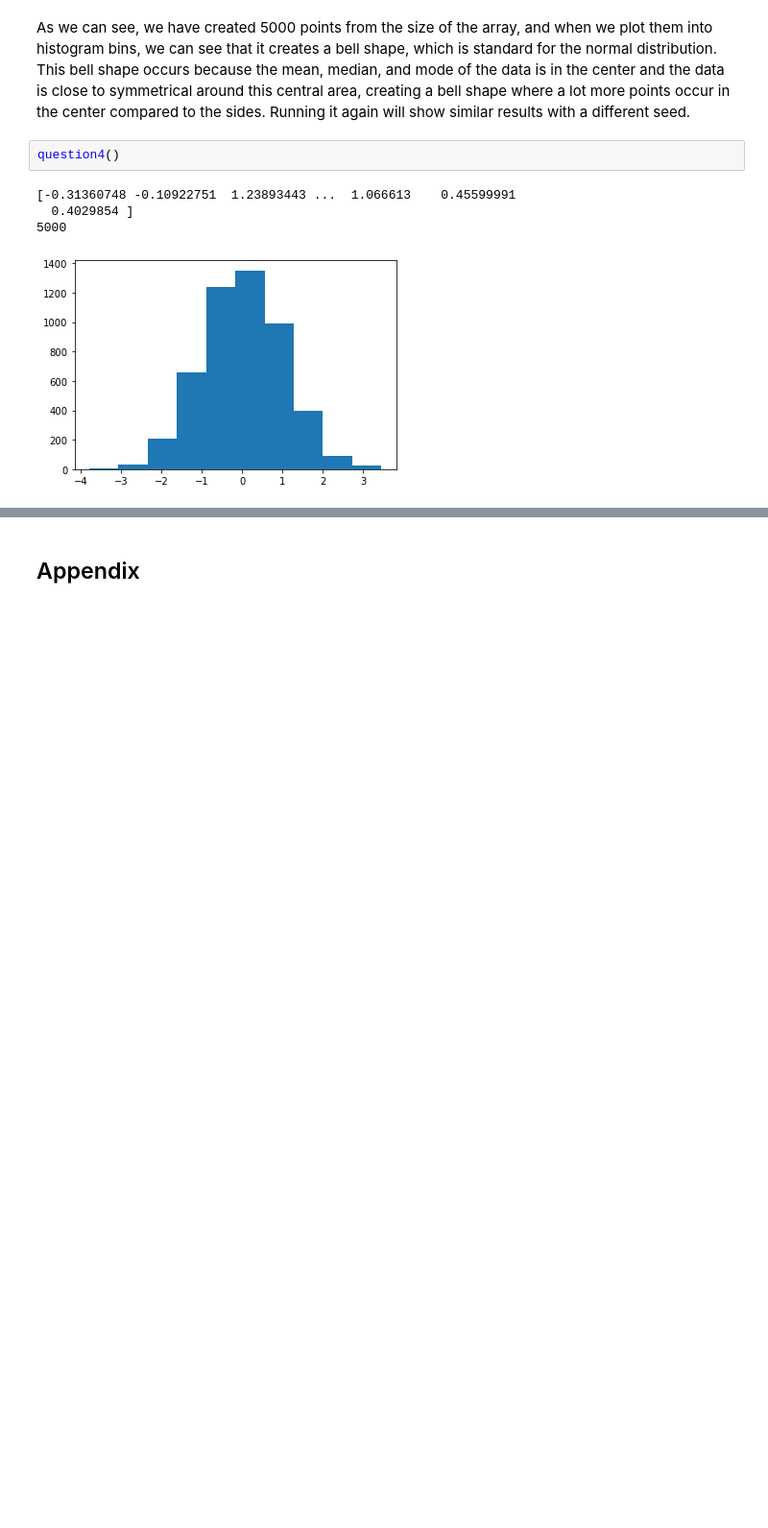
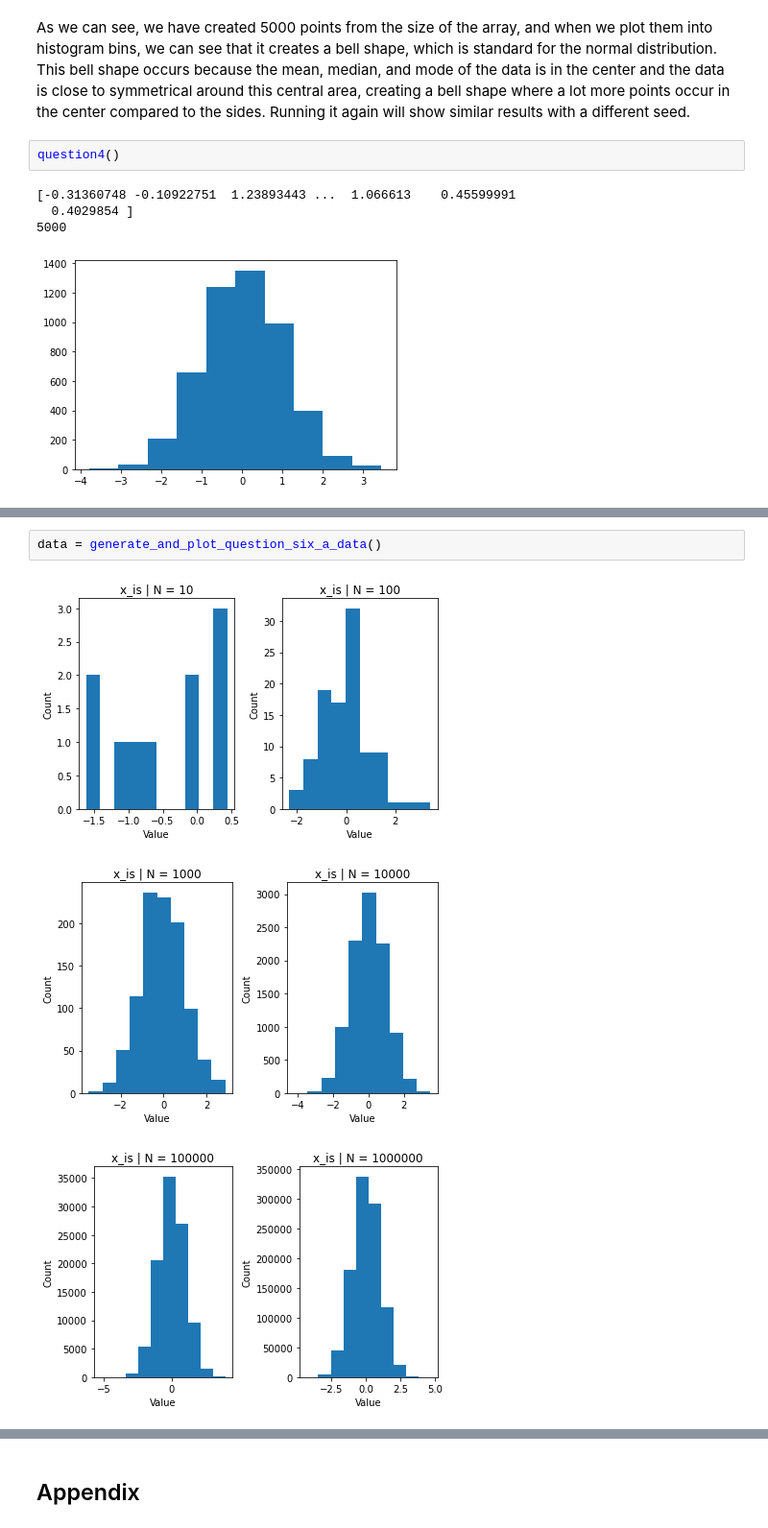
Before and after one commit to rohansanjay/monte-carlo, a Jupyter notebook: Math458 Final Project #1, #2, #3, #4.ipynb, the cells around one changed output, grey strips where cells are left out. Shown at 96% size. Cells and saved outputs as stored; diff of their text form; blank space fills up the shorter version.

```diff
--- a/Math458 Final Project #1, #2, #3, #4.ipynb
+++ b/Math458 Final Project #1, #2, #3, #4.ipynb
@@ -81,0 +111,6 @@ question4()
+# %%
+data = generate_and_plot_question_six_a_data()
+# %% [output]
+[figure, added]
+[figure, added]
+[figure, added]
```
Also changed, not shown: parts of 16 cells of this notebook.
